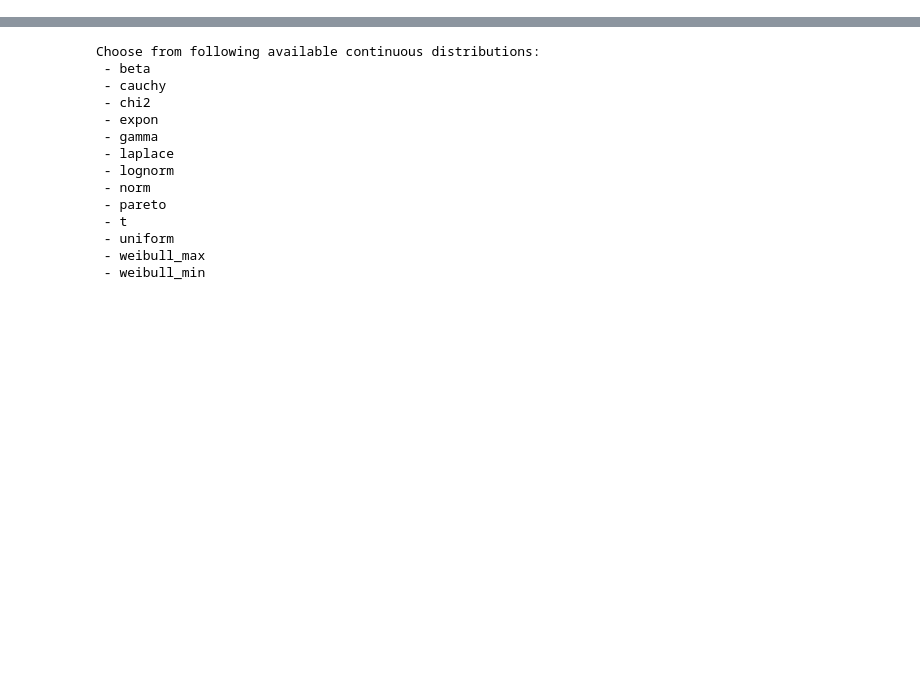
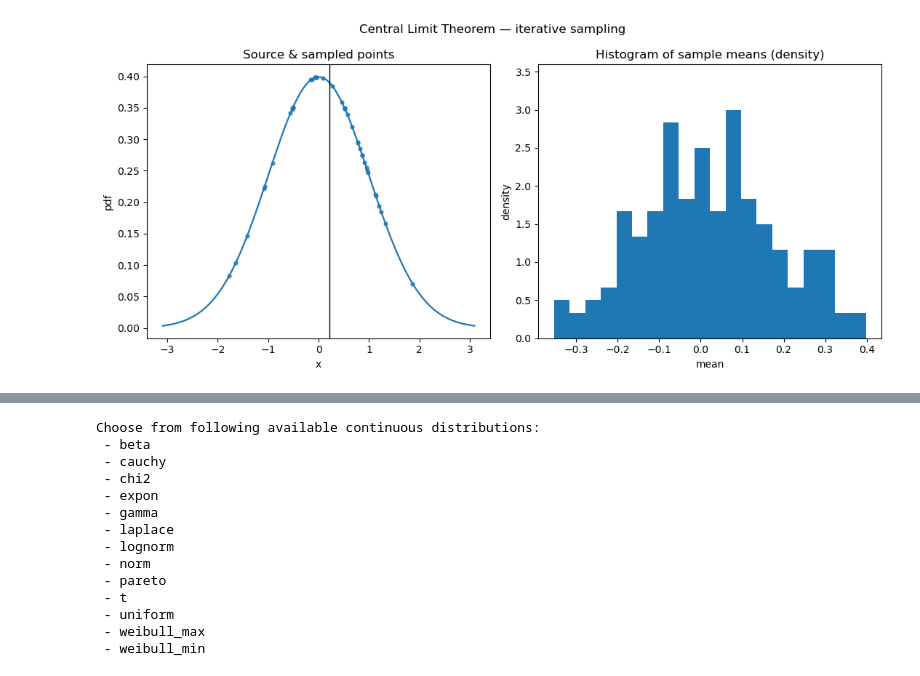
Before and after one commit to samarthsoni17/ideal-ML-train, a Jupyter notebook: math-illustrations/CentralLimitTheorem.ipynb, the cells around one changed output, grey strips where cells are left out. Saved outputs shown, nothing was run; the diff lists cells and outputs as text; code cells hidden in the pictures; blank space fills up the shorter version.

Commit message:
Math & Stats | CLT | Finished majority code, able to generate effective visualisation artifacts

```diff
--- a/math-illustrations/CentralLimitTheorem.ipynb
+++ b/math-illustrations/CentralLimitTheorem.ipynb
@@ -94,7 +52,9 @@ Kaleido requires Google Chrome to be installed.
 # Jupyter live-update (why: smooth animation without stacking multiple figures)
 try:
     from IPython.display import display, clear_output #Using them together enables smooth animations by updating the same notebook output cell repeatedly, instead of stacking many new figures below each other.
+    _HAS_IPY = True
 except Exception:
+    _HAS_IPY = False
     display = print
     def clear_output(wait: bool = True):
         pass
@@ -244,0 +280,87 @@ def _normal_curve(mu: float, sigma: float, xgrid: np.ndarray, scale: float) -> n
+# %%
+if x1 <= 0 or x2 <= 0:
+    raise ValueError("x1 and x2 must be positive integers.")
+dist_obj = _resolve_dist(distribution_name) #get the scipy distribution object
+params = _default_params_for(distribution_name) #get default params
+if dist_params:
+    params.update(dist_params)  # override defaults with user-specified if available
+random_state=645
+rng = np.random.default_rng(random_state)
+
+# Prepare continuous PDF grid
+lo, hi = _dist_range(dist_obj, params)
+xgrid_pdf = np.linspace(lo, hi, 600) #600 evenly spaced values between lo and hi (the range of the distribution); used as the x-axis for plotting the PDF.
+ygrid_pdf = _pdf_grid(dist_obj, params, xgrid_pdf) #pdf values at each point in xgrid; used as y-values for plotting the PDF
+# %%
+# frame buffer for making GIF
+_frames = [] if capture_gif_path else None  # store plot frames in buffer if capture_gif_path is set
+means: list[float] = [] # placeholder set of means (start empty, grows each iteration)
+
+# --- CHART 1: Matplotlib two-panel (PDF + samples) and density histogram of sample means ---
+# Batched live updates; server-side frame capture only.
+preview_handle = None  # persistent display handle for mfig
+# tqdm progress bar
+pbar = tqdm(total=x2, desc="Sampling & updating", leave=False, dynamic_ncols=True)
+for _ in range(x2): #run the loop "x2" times
+    # Draw 'x1' samples → compute mean → append to means.
+    samples = _sample(dist_obj, x1, params, rng)
+    m = float(np.mean(samples))
+    means.append(m)
+
+    # density histogram of means so far
+    centers, dens, widths = _hist_xy(np.asarray(means), bins=bins, density=True)
+
+    # build a lightweight two-panel Matplotlib figure for this iteration
+    plt.close('all')
+    mfig, (ax_left, ax_right) = plt.subplots(1, 2, figsize=(11, 5)) # second output is "axes" -- mapped to left and right in place
+    mfig.suptitle("Central Limit Theorem — iterative sampling")
+
+    # Update left subplot
+    # Left: source PDF + sampled points positioned at pdf height + current mean line
+    # Cosmetic: for y-axis, We compute approximate pdf values at sample x for vertical positioning on pdf baseline; (y=0 for markers would be misleading; we place at pdf for visual context)
+    ax_left.plot(xgrid_pdf, ygrid_pdf, linewidth=1.6)
+    ax_left.scatter(samples, _pdf_grid(dist_obj, params, samples), s=12, alpha=0.75)
+    ax_left.axvline(m, color='k', linewidth=1)  # why: highlight current mean with vertical line
+    ax_left.set_title("Source & sampled points")
+    ax_left.set_xlabel("x")
+    ax_left.set_ylabel("pdf")
+
+    # Update right subplot histogram of means
+    # Right: density histogram of sample means so far
+    ax_right.bar(centers, dens, width=widths, align="center")
+    ax_right.set_title("Histogram of sample means (density)")
+    ax_right.set_xlabel("mean")
+    ax_right.set_ylabel("density")
+    if len(dens):
+        ax_right.set_ylim(0, max(dens) * 1.2)
+
+    mfig.tight_layout()
+    # display(mfig)
+
+    # Conditional on-Notebook preview every k iterations
+    if _HAS_IPY and show_every and show_every > 0 and ((_ + 1) % show_every == 0 or (_ + 1) == x2):
+        print("Update at iteration: " + str(_))
+        # refresh the single output cell instead of spamming
+        if preview_handle is None:
+            # first time: create handle
+            preview_handle = display(mfig, display_id=True)
+        else:
+            # subsequent previews: update same output
+            preview_handle.update(mfig)
+        # ** another way **, use a post-clear flush before displaying new graph
+        # clear_output(wait=True)
+        # sys.stdout.flush()         # flush stdout first
+        # display(mfig)              # then display the figure
+
+    # capture frame (server-side PNG) if requested
+    if _frames is not None:
+        # Render + update the same output area each iteration; then sleep for slow-mo visualization
+        buf = io.BytesIO(); mfig.savefig(buf, format="png", dpi=110); buf.seek(0) #self-contained—no browser round-trips when using Jupyter connection via server hosting.
+        _frames.append(imageio.imread(buf))
+
+    # pacing happens on the server; (no front-end redraws over SSH)
+    time.sleep(pause_s)
+    # (end of each iteration)
+    pbar.set_postfix(mean=m)
+    pbar.update(1)
+# %% [output]
@@ -244,0 +368 @@ def _normal_curve(mu: float, sigma: float, xgrid: np.ndarray, scale: float) -> n
+[figure, added]
```
Also changed, not shown: parts of 25 cells of this notebook, 3 other files.
